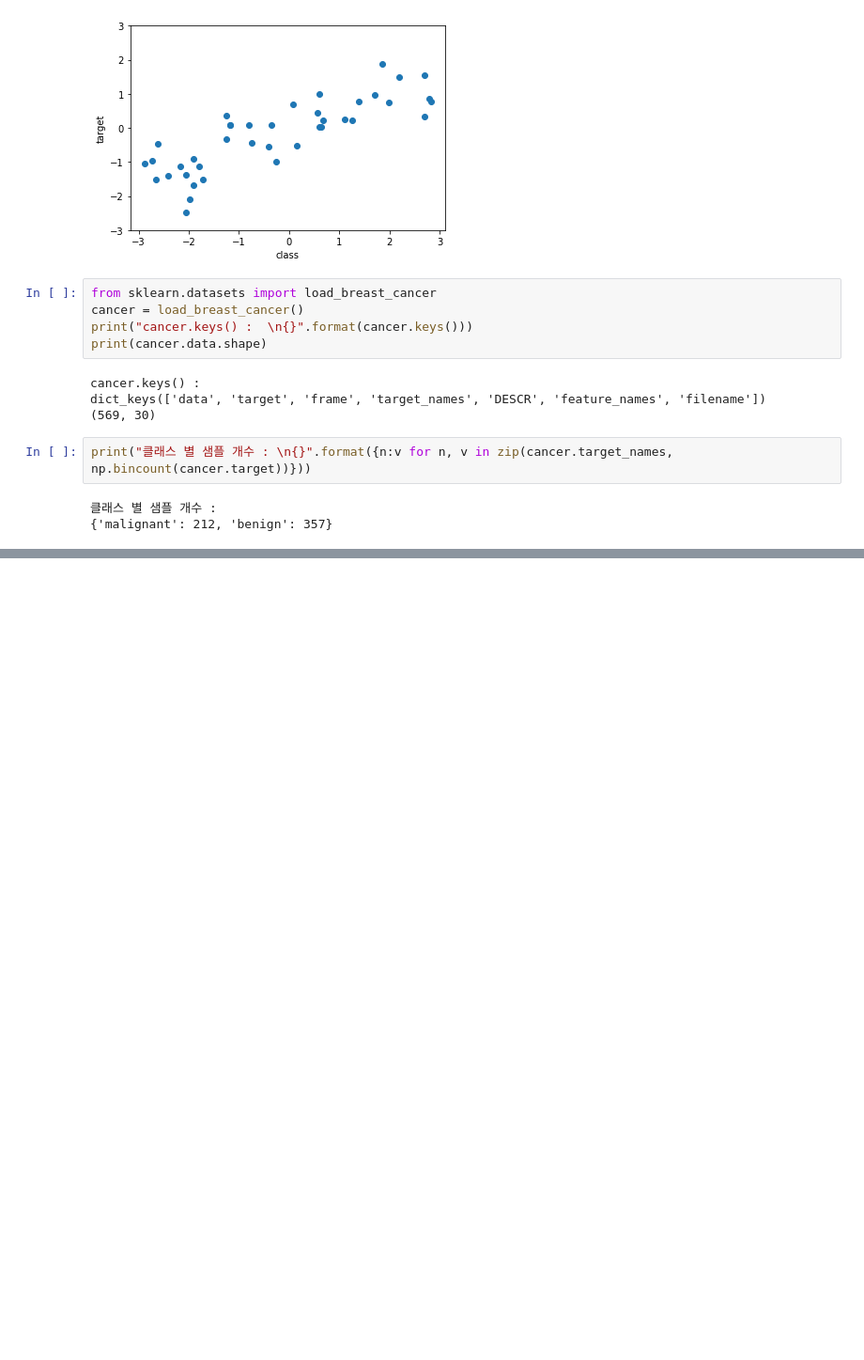
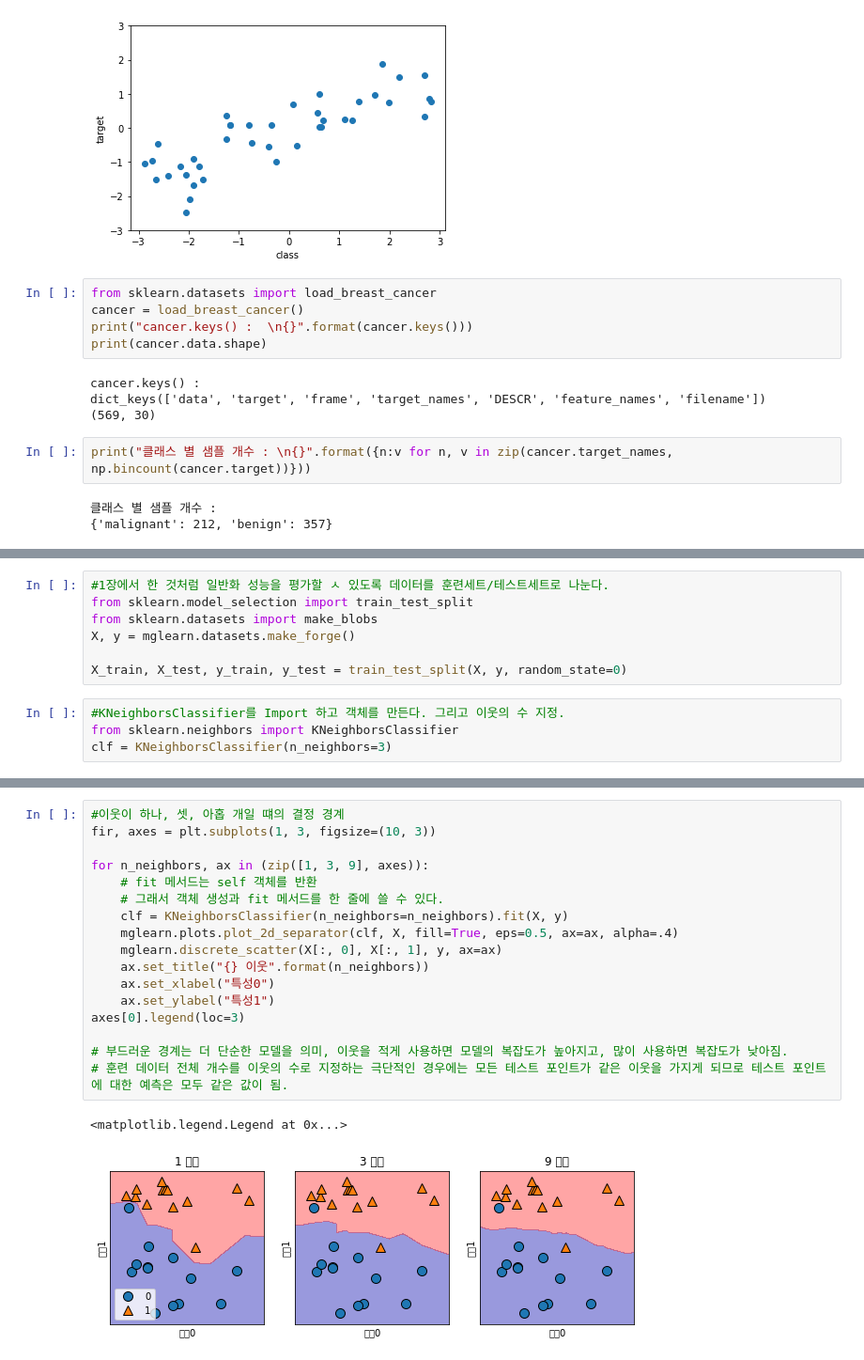
Before and after one commit to Sharknia/MLPractice_sklearn, a Jupyter notebook: Chapter2.ipynb, the cells around one changed output, grey strips where cells are left out. Shown: that part at 94% size. Saved outputs shown, nothing was run; the diff lists cells and outputs as text; blank space fills up the shorter version.

```diff
--- a/Chapter2.ipynb
+++ b/Chapter2.ipynb
@@ -39,0 +86,11 @@ print("클래스 별 샘플 개수 : \n{}".format({n:v for n, v in zip(cancer.ta
+# %%
+#1장에서 한 것처럼 일반화 성능을 평가할 ㅅ 있도록 데이터를 훈련세트/테스트세트로 나눈다.
+from sklearn.model_selection import train_test_split
+from sklearn.datasets import make_blobs
+X, y = mglearn.datasets.make_forge()
+
+X_train, X_test, y_train, y_test = train_test_split(X, y, random_state=0)
+# %%
+#KNeighborsClassifier를 Import 하고 객체를 만든다. 그리고 이웃의 수 지정.
+from sklearn.neighbors import KNeighborsClassifier
+clf = KNeighborsClassifier(n_neighbors=3)
@@ -39,0 +117,20 @@ print("클래스 별 샘플 개수 : \n{}".format({n:v for n, v in zip(cancer.ta
+# %%
+#이웃이 하나, 셋, 아홉 개일 떄의 결정 경계
+fir, axes = plt.subplots(1, 3, figsize=(10, 3))
+
+for n_neighbors, ax in (zip([1, 3, 9], axes)):
+    # fit 메서드는 self 객체를 반환
+    # 그래서 객체 생성과 fit 메서드를 한 줄에 쓸 수 있다.
+    clf = KNeighborsClassifier(n_neighbors=n_neighbors).fit(X, y)
+    mglearn.plots.plot_2d_separator(clf, X, fill=True, eps=0.5, ax=ax, alpha=.4)
+    mglearn.discrete_scatter(X[:, 0], X[:, 1], y, ax=ax)
+    ax.set_title("{} 이웃".format(n_neighbors))
+    ax.set_xlabel("특성0")
+    ax.set_ylabel("특성1")
+axes[0].legend(loc=3)
+
+# 부드러운 경계는 더 단순한 모델을 의미, 이웃을 적게 사용하면 모델의 복잡도가 높아지고, 많이 사용하면 복잡도가 낮아짐.
+# 훈련 데이터 전체 개수를 이웃의 수로 지정하는 극단적인 경우에는 모든 테스트 포인트가 같은 이웃을 가지게 되므로 테스트 포인트에 대한 예측은 모두 같은 값이 됨.
+# %% [output]
+<matplotlib.legend.Legend at 0x...>
+[figure, added]
```
Also changed, not shown: parts of 25 cells of this notebook, 1 other file.
